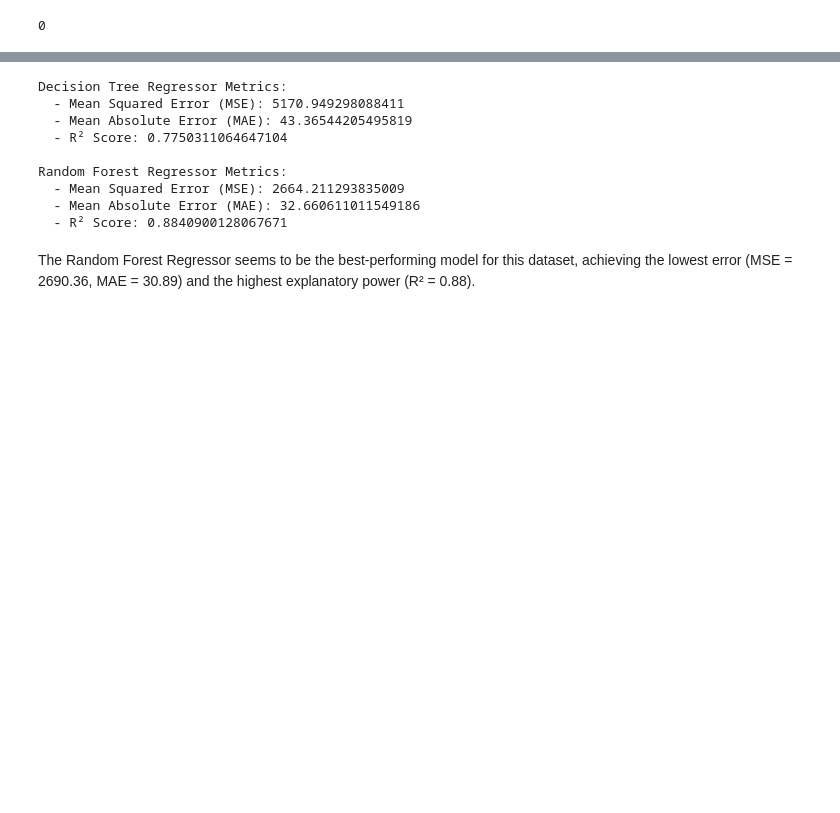
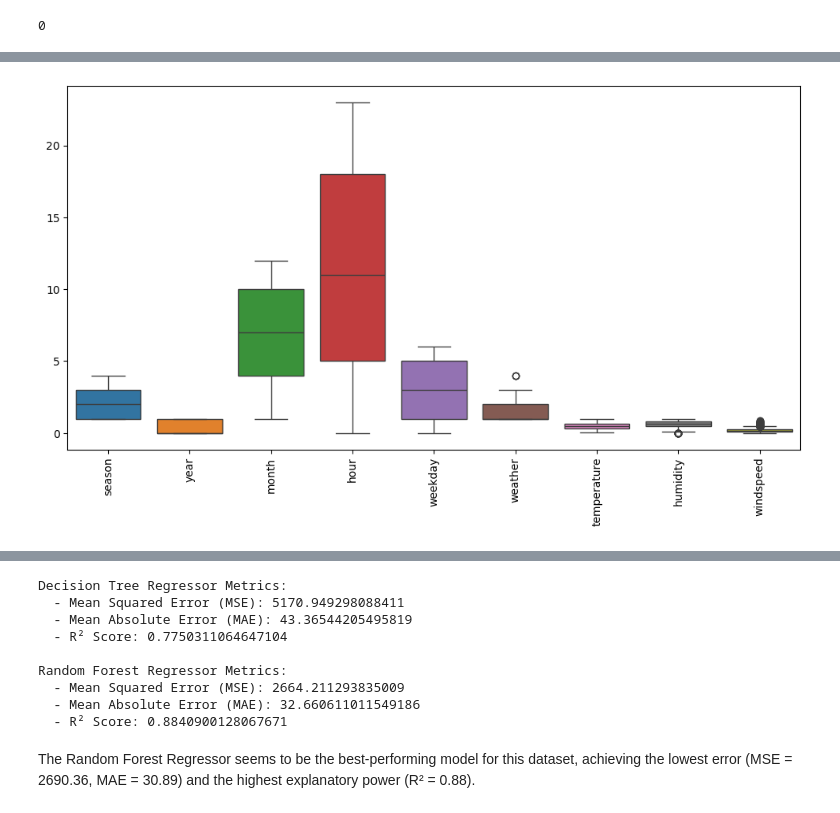
Before and after one commit to saleha-12/bike_sharing, a Jupyter notebook: combined file.ipynb, the cells around one changed output, grey strips where cells are left out. Drawn from its saved outputs; the diff is of its cells as text; code cells hidden in the pictures; blank space fills up the shorter version.

```diff
--- a/combined file.ipynb
+++ b/combined file.ipynb
@@ -146 +144,12 @@ plt.show()
+# %%
+# Visualizing data distribution and detecting potential outliers
+# Without coiumn "count" as it makes the other boxplots too small
+plt.figure(figsize=(12, 6))
+sns.boxplot(data=df.drop(columns=["instant", "count"]))
+plt.xticks(rotation=90)
+plt.show()
+
+# We can see a few outliers in "weather", "humidity", and "windspeed"
+# %% [output]
+[figure, added]
 # %%
```
Also changed, not shown: parts of 11 cells of this notebook.
